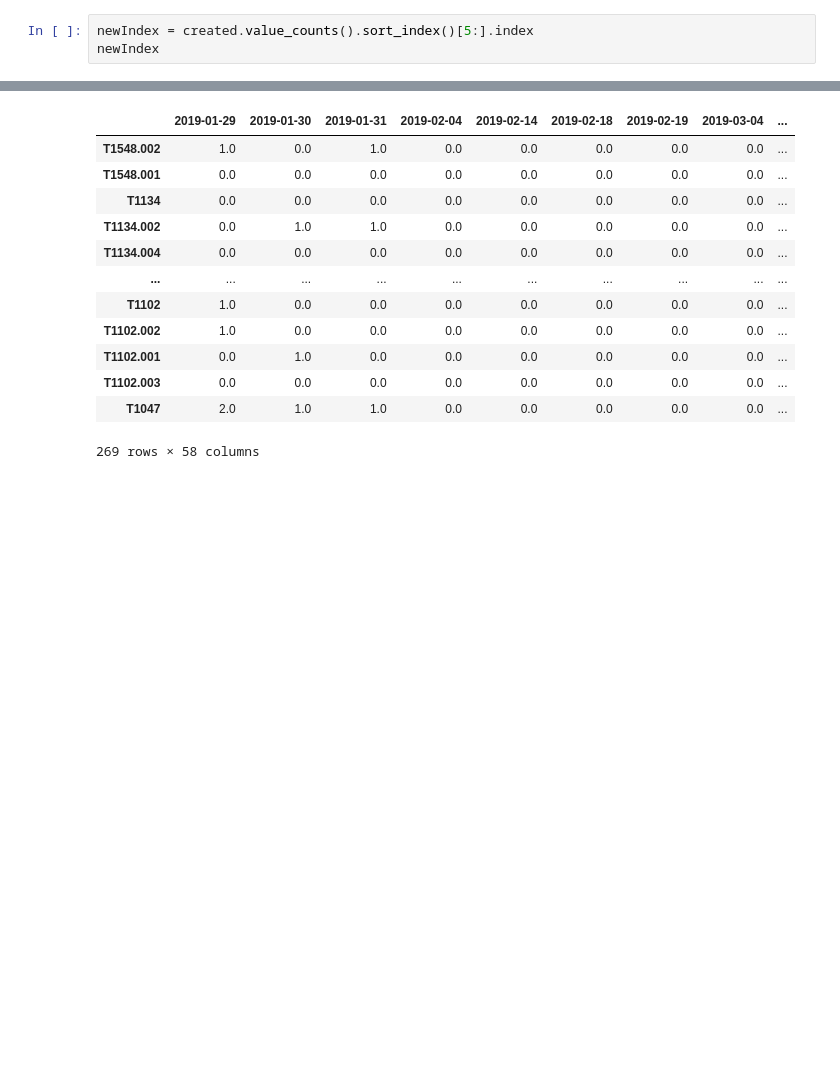
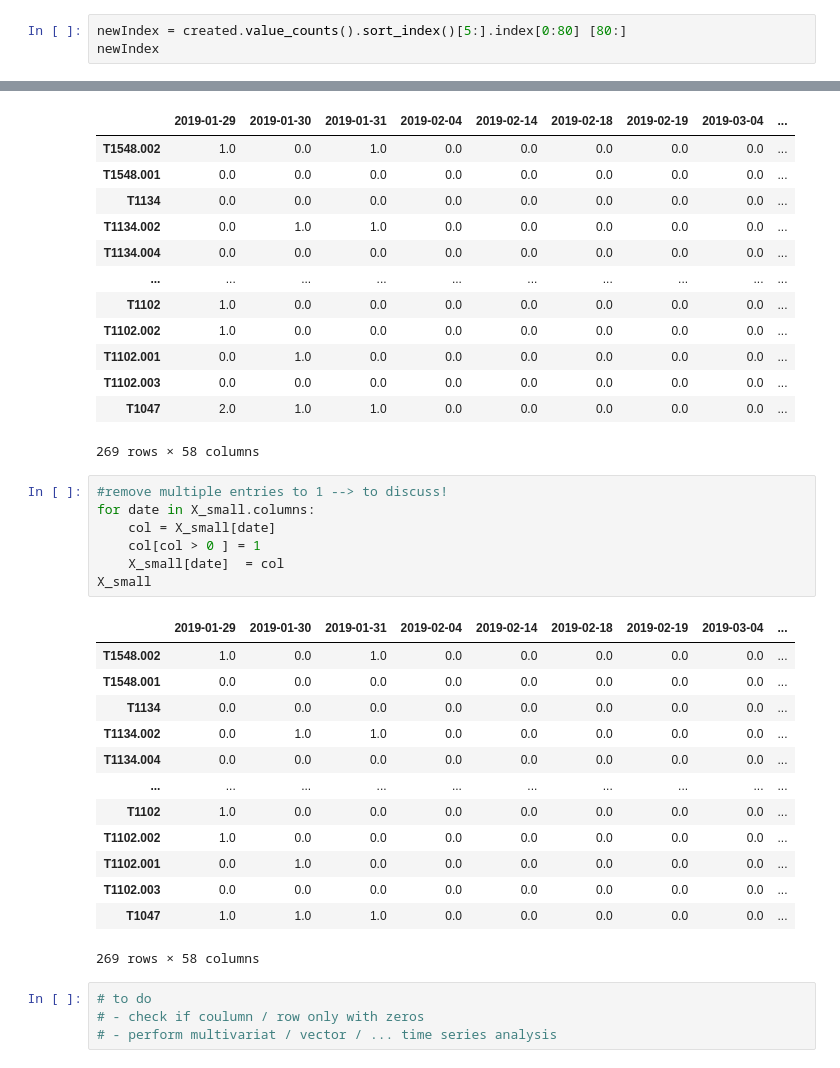
Before and after one commit to tobiasbudig/attack-hypotheses-generation, a Jupyter notebook: regression/time series regression .ipynb, the cells around one changed output, grey strips where cells are left out. Drawn from its saved outputs; the diff is of its cells as text; blank space fills up the shorter version.

```diff
--- a/regression/time series regression .ipynb
+++ b/regression/time series regression .ipynb
@@ -120,7 +107,7 @@ temp2[ temp2 > 0.5].count()
 # %%
 # rausschmeißen aller Daten älter als 2018 -> Verlust von 75% der Daten, aber dafür funktionierende Time Stamps
 # %%
-newIndex = created.value_counts().sort_index()[5:].index
+newIndex = created.value_counts().sort_index()[5:].index[0:80] [80:]
 newIndex
 # %% [output]
 DatetimeIndex(['2019-01-29', '2019-01-30', '2019-01-31', '2019-02-04',
@@ -161,3 +148,28 @@ X_small
 | T1102.003 | 0.0 | 0.0 | 0.0 | 0.0 | 0.0 | 0.0 | 0.0 | 0.0 | ... |
 | T1047 | 2.0 | 1.0 | 1.0 | 0.0 | 0.0 | 0.0 | 0.0 | 0.0 | ... |
 269 rows × 58 columns
+# %%
+#remove multiple entries to 1 --> to discuss!
+for date in X_small.columns:
+    col = X_small[date]
+    col[col > 0 ] = 1
+    X_small[date]  = col
+X_small
+# %% [output]
+|  | 2019-01-29 | 2019-01-30 | 2019-01-31 | 2019-02-04 | 2019-02-14 | 2019-02-18 | 2019-02-19 | 2019-03-04 | ... |
+| T1548.002 | 1.0 | 0.0 | 1.0 | 0.0 | 0.0 | 0.0 | 0.0 | 0.0 | ... |
+| T1548.001 | 0.0 | 0.0 | 0.0 | 0.0 | 0.0 | 0.0 | 0.0 | 0.0 | ... |
+| T1134 | 0.0 | 0.0 | 0.0 | 0.0 | 0.0 | 0.0 | 0.0 | 0.0 | ... |
+| T1134.002 | 0.0 | 1.0 | 1.0 | 0.0 | 0.0 | 0.0 | 0.0 | 0.0 | ... |
+| T1134.004 | 0.0 | 0.0 | 0.0 | 0.0 | 0.0 | 0.0 | 0.0 | 0.0 | ... |
+| ... | ... | ... | ... | ... | ... | ... | ... | ... | ... |
+| T1102 | 1.0 | 0.0 | 0.0 | 0.0 | 0.0 | 0.0 | 0.0 | 0.0 | ... |
+| T1102.002 | 1.0 | 0.0 | 0.0 | 0.0 | 0.0 | 0.0 | 0.0 | 0.0 | ... |
+| T1102.001 | 0.0 | 1.0 | 0.0 | 0.0 | 0.0 | 0.0 | 0.0 | 0.0 | ... |
+| T1102.003 | 0.0 | 0.0 | 0.0 | 0.0 | 0.0 | 0.0 | 0.0 | 0.0 | ... |
+| T1047 | 1.0 | 1.0 | 1.0 | 0.0 | 0.0 | 0.0 | 0.0 | 0.0 | ... |
+269 rows × 58 columns
+# %%
+# to do
+# - check if coulumn / row only with zeros
+# - perform multivariat / vector / ... time series analysis
```
Also changed, not shown: parts of 1 cell of this notebook, 8 other files.
